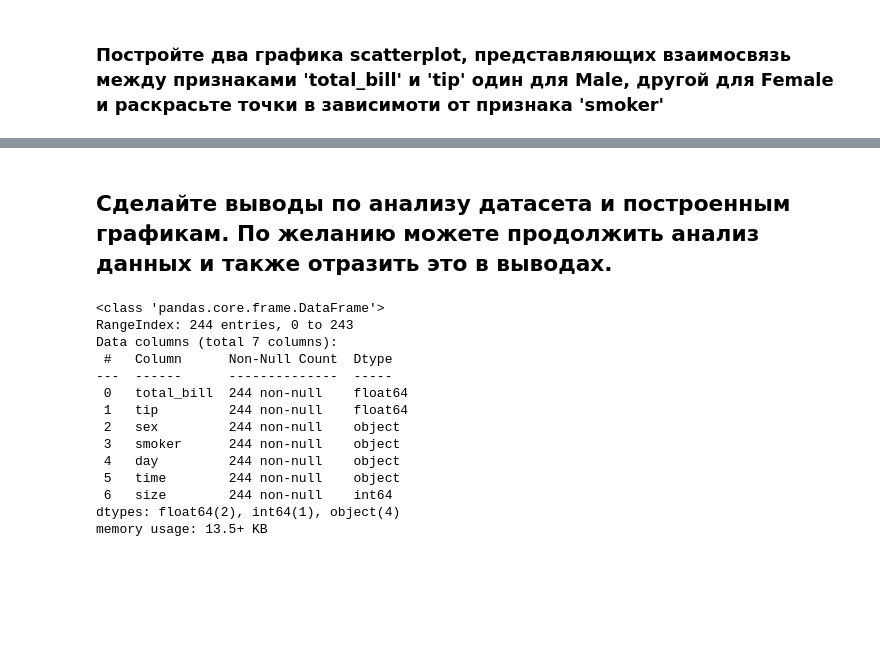
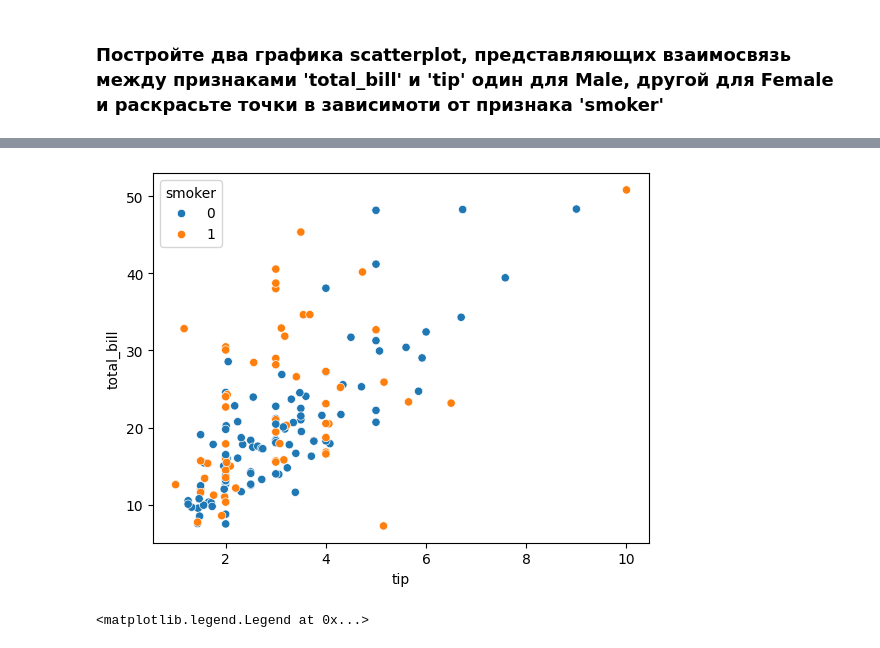
Before and after one commit to Ibolvachevamailu/My_progekt, a Jupyter notebook: Analyze and Visualize.ipynb, the cells around one changed output, grey strips where cells are left out. Cells and saved outputs as stored; diff of their text form; code cells hidden in the pictures; blank space fills up the shorter version.

```diff
--- a/Analyze and Visualize.ipynb
+++ b/Analyze and Visualize.ipynb
@@ -108,8 +108,9 @@ import seaborn as sns
 # %% [markdown]
 ### Загрузите датасет Tips из набора датасетов seaborn
 # %%
-path = r'C:\Users\Инна\Downloads\tips.csv'
-df = pd.read_csv(path)
+df = sns.load_dataset('Tips')
+# path = r'C:\Users\Инна\Downloads\tips.csv'
+# df = pd.read_csv(path)
 # %% [markdown]
 ### Посмотрите на первые 5 строчек
 # %%
@@ -378,19 +329,14 @@ Series([], Name: tip, dtype: float64)
-# %% [markdown]
-## Сделайте выводы по анализу датасета и построенным графикам. По желанию можете продолжить анализ данных и также отразить это в выводах.
-# %%
-df.info()
-# %% [output]
-<class 'pandas.core.frame.DataFrame'>
-RangeIndex: 244 entries, 0 to 243
-Data columns (total 7 columns):
- #   Column      Non-Null Count  Dtype
----  ------      --------------  -----
- 0   total_bill  244 non-null    float64
- 1   tip         244 non-null    float64
- 2   sex         244 non-null    object
- 3   smoker      244 non-null    object
- 4   day         244 non-null    object
- 5   time        244 non-null    object
- 6   size        244 non-null    int64
-dtypes: float64(2), int64(1), object(4)
-memory usage: 13.5+ KB
+# %%
+
+ax6 = sns.scatterplot(data = df,x = tip[df['sex'] == 'Male'], y = total_bill[df['sex'] == 'Male'],  hue='smoker');
+plt.show()
+
+#Настраиваем график
+ax6.set_xlabel('tip')
+ax6.set_ylabel('total_bill')
+ax6.set_title('Scatter plot с раскраской по категориям')
+ax6.grid()
+ax6.legend() # показываем легенду
+# %% [output]
+[figure, added]
+<matplotlib.legend.Legend at 0x...>
```
Also changed, not shown: parts of 6 cells of this notebook.
